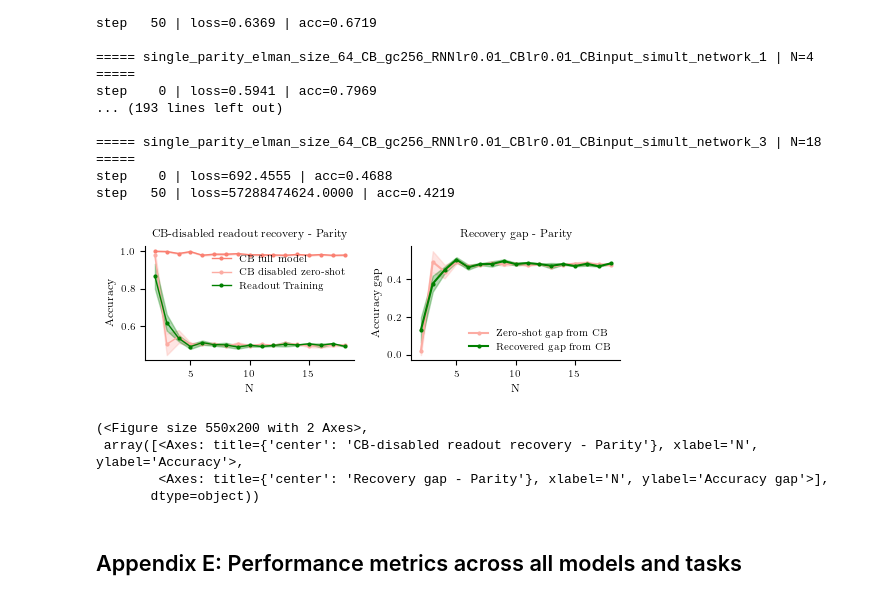
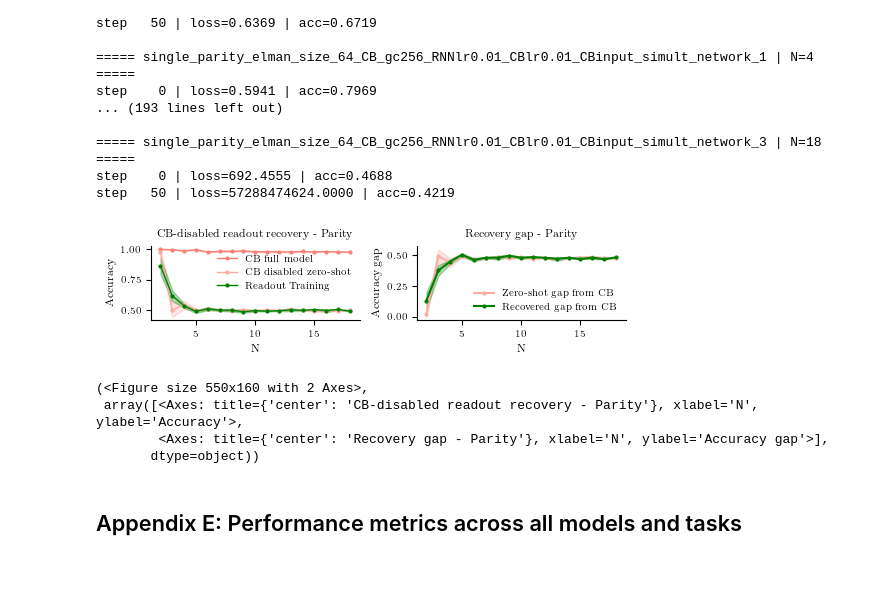
Before and after one commit to AlexVoce/Cortico-cerebellar_RNNs, a Jupyter notebook: final_analysis_figs.ipynb, the cells around one changed output. Drawn from its saved outputs; the diff is of its cells as text; code cells hidden in the pictures; blank space fills up the shorter version.

```diff
--- a/final_analysis_figs.ipynb
+++ b/final_analysis_figs.ipynb
@@ -991,14 +991,14 @@ step   50 | loss=57288474624.0000 | acc=0.4219
 # %%
 plot_cb_disabled_readout_recovery(
     summary_recovery_parity,
     task_title="Parity",
     fig_size=None,
-    fig_height=2,
+    fig_height=1.6,
     save_path="/Users/alex/Desktop/cb_readout_recovery_parity.svg",
 )
 # %% [output]
-[figure, old version]
+[figure, new version]
-(<Figure size 550x200 with 2 Axes>,
+(<Figure size 550x160 with 2 Axes>,
  array([<Axes: title={'center': 'CB-disabled readout recovery - Parity'}, xlabel='N', ylabel='Accuracy'>,
         <Axes: title={'center': 'Recovery gap - Parity'}, xlabel='N', ylabel='Accuracy gap'>],
        dtype=object))
```
Also changed, not shown: parts of 5 cells of this notebook.
